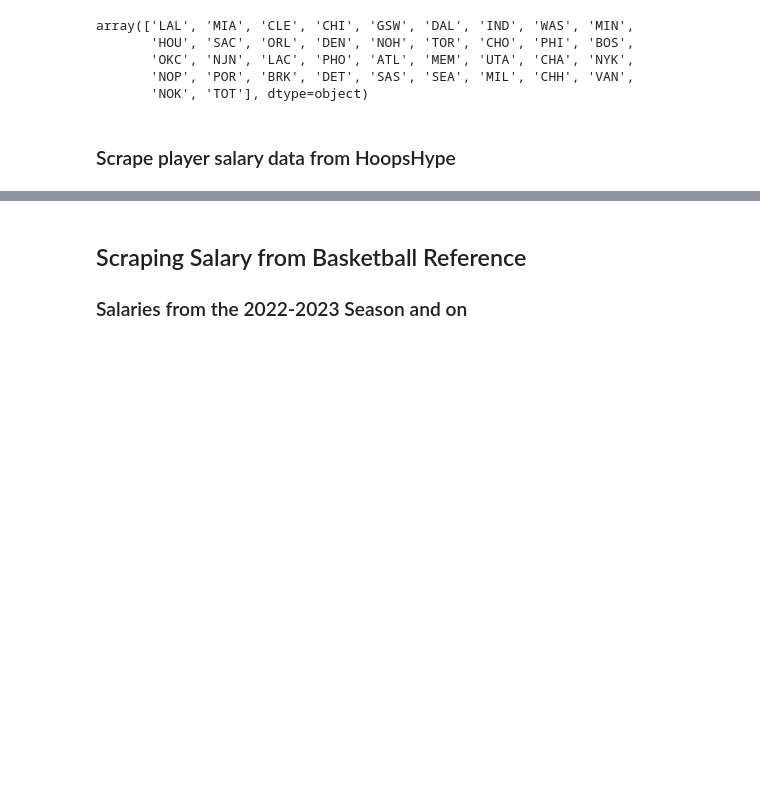
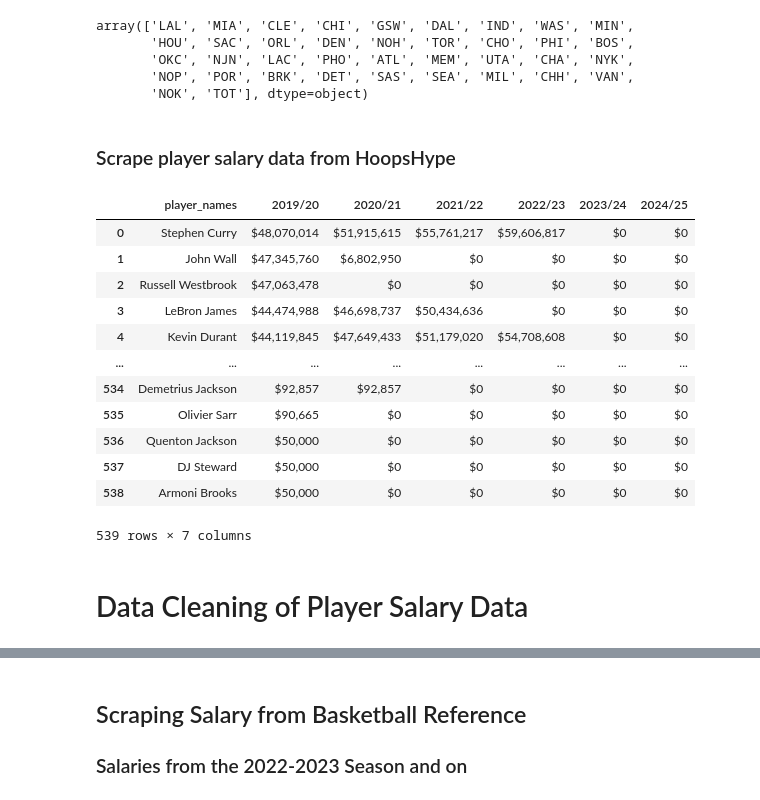
Before and after one commit to aclao89/NBA_Salaries_Performance, a Jupyter notebook: Web Scraping Basketball Salaries.ipynb, the cells around one changed output, grey strips where cells are left out. Cells and saved outputs as stored; diff of their text form; code cells hidden in the pictures; blank space fills up the shorter version.

Commit message:
Reorganized data cleaning section

```diff
--- a/Web Scraping Basketball Salaries.ipynb
+++ b/Web Scraping Basketball Salaries.ipynb
@@ -224,13 +224,31 @@ column6=[salary_tables.find_all("td")[i].text.strip() for i in range(15,length,8
 # %%
 df_dictionary = {'player_names': player_names,
                  "2019/20": column1,
                  "2020/21": column2,
                  "2021/22": column3,
                 "2022/23": column4,
                 "2023/24": column5,
                 "2024/25": column6}
 
 salary_df_hh = pd.DataFrame(df_dictionary)
+
+salary_df_hh
+# %% [output]
+|  | player_names | 2019/20 | 2020/21 | 2021/22 | 2022/23 | 2023/24 | 2024/25 |
+| 0 | Stephen Curry | $48,070,014 | $51,915,615 | $55,761,217 | $59,606,817 | $0 | $0 |
+| 1 | John Wall | $47,345,760 | $6,802,950 | $0 | $0 | $0 | $0 |
+| 2 | Russell Westbrook | $47,063,478 | $0 | $0 | $0 | $0 | $0 |
+| 3 | LeBron James | $44,474,988 | $46,698,737 | $50,434,636 | $0 | $0 | $0 |
+| 4 | Kevin Durant | $44,119,845 | $47,649,433 | $51,179,020 | $54,708,608 | $0 | $0 |
+| ... | ... | ... | ... | ... | ... | ... | ... |
+| 534 | Demetrius Jackson | $92,857 | $92,857 | $0 | $0 | $0 | $0 |
+| 535 | Olivier Sarr | $90,665 | $0 | $0 | $0 | $0 | $0 |
+| 536 | Quenton Jackson | $50,000 | $0 | $0 | $0 | $0 | $0 |
+| 537 | DJ Steward | $50,000 | $0 | $0 | $0 | $0 | $0 |
+| 538 | Armoni Brooks | $50,000 | $0 | $0 | $0 | $0 | $0 |
+539 rows × 7 columns
+# %% [markdown]
+# Data Cleaning of Player Salary Data
 # %%
 #Replace the special characters so we can convert to numeric
 salary_df_hh.replace("\$", "", regex = True, inplace = True)
```
Also changed, not shown: parts of 5 cells of this notebook.
